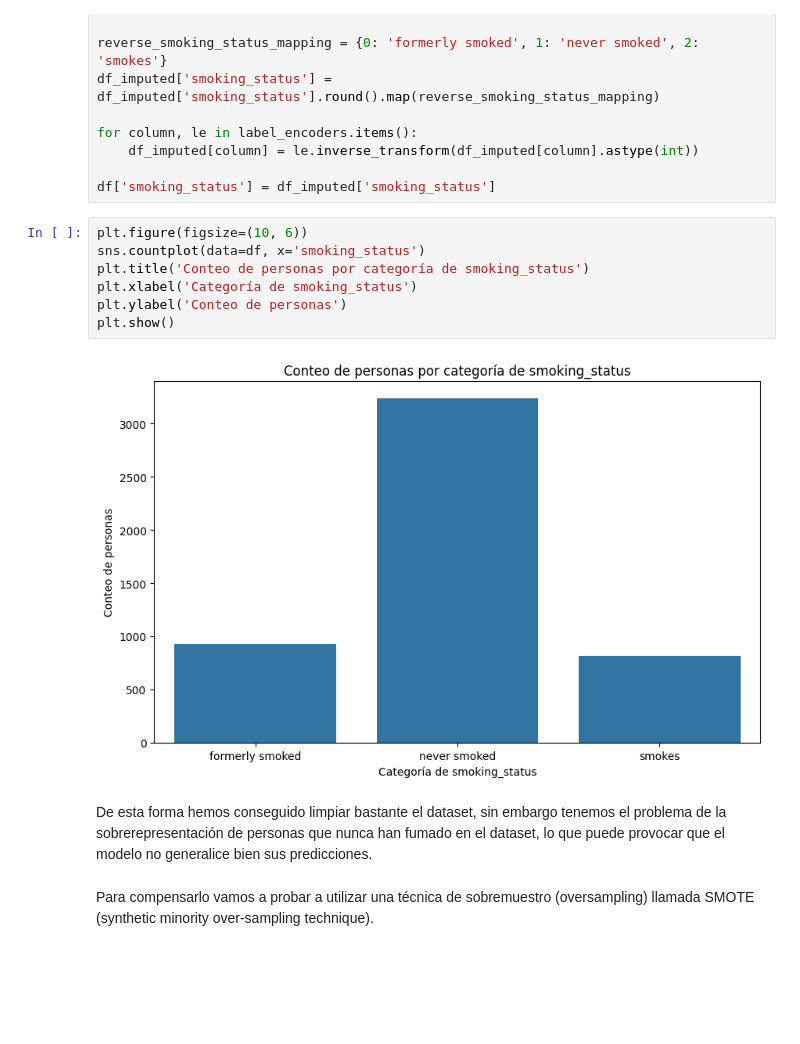
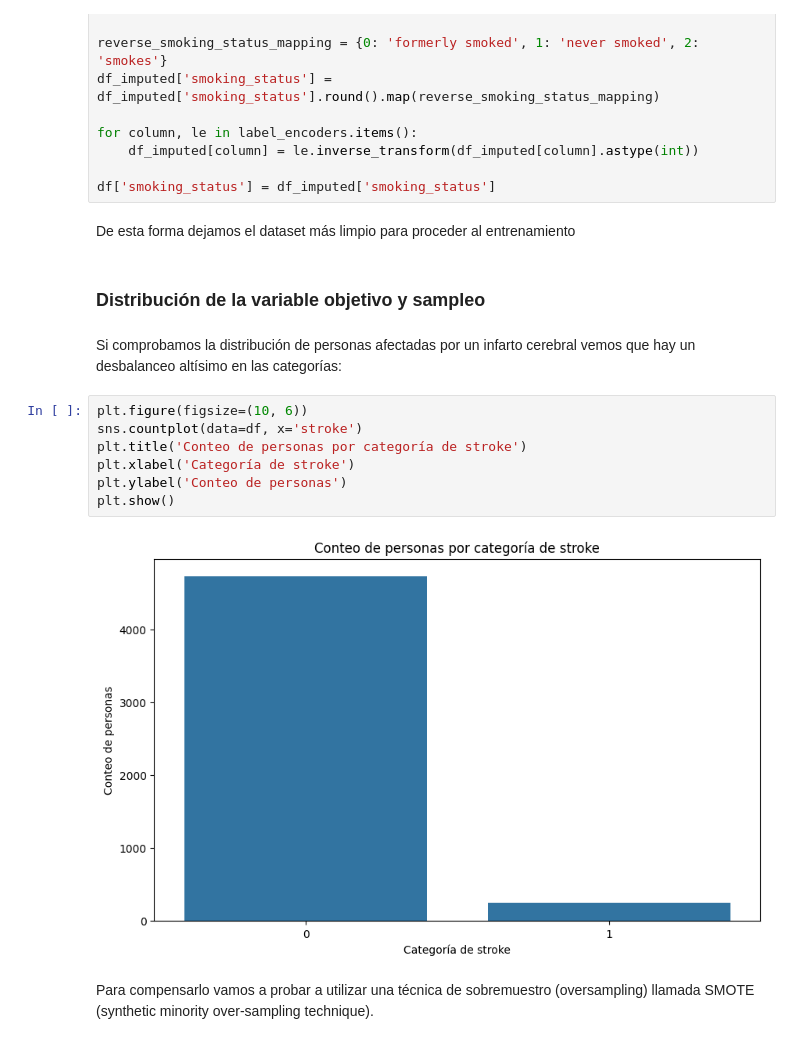
Before and after one commit to carrillo-p/DS_Grupo3, a Jupyter notebook: models/catboost/EDA.ipynb, the cells around one changed output. Cells and saved outputs as stored; diff of their text form; blank space fills up the shorter version.

```diff
--- a/models/catboost/EDA.ipynb
+++ b/models/catboost/EDA.ipynb
@@ -282,17 +280,21 @@ for column, le in label_encoders.items():
     df_imputed[column] = le.inverse_transform(df_imputed[column].astype(int))
 
 df['smoking_status'] = df_imputed['smoking_status']
+# %% [markdown]
+De esta forma dejamos el dataset más limpio para proceder al entrenamiento
+# %% [markdown]
+### Distribución de la variable objetivo y sampleo
+# %% [markdown]
+Si comprobamos la distribución de personas afectadas por un infarto cerebral vemos que hay un desbalanceo altísimo en las categorías:
 # %%
 plt.figure(figsize=(10, 6))
-sns.countplot(data=df, x='smoking_status')
-plt.title('Conteo de personas por categoría de smoking_status')
-plt.xlabel('Categoría de smoking_status')
+sns.countplot(data=df, x='stroke')
+plt.title('Conteo de personas por categoría de stroke')
+plt.xlabel('Categoría de stroke')
 plt.ylabel('Conteo de personas')
 plt.show()
 # %% [output]
-[figure, old version]
+[figure, new version]
-# %% [markdown]
-De esta forma hemos conseguido limpiar bastante el dataset, sin embargo tenemos el problema de la sobrerepresentación de personas que nunca han fumado en el dataset, lo que puede provocar que el modelo no generalice bien sus predicciones.
 # %% [markdown]
 Para compensarlo vamos a probar a utilizar una técnica de sobremuestro (oversampling) llamada SMOTE (synthetic minority over-sampling technique).
 # %%
```
Also changed, not shown: parts of 4 cells of this notebook.
